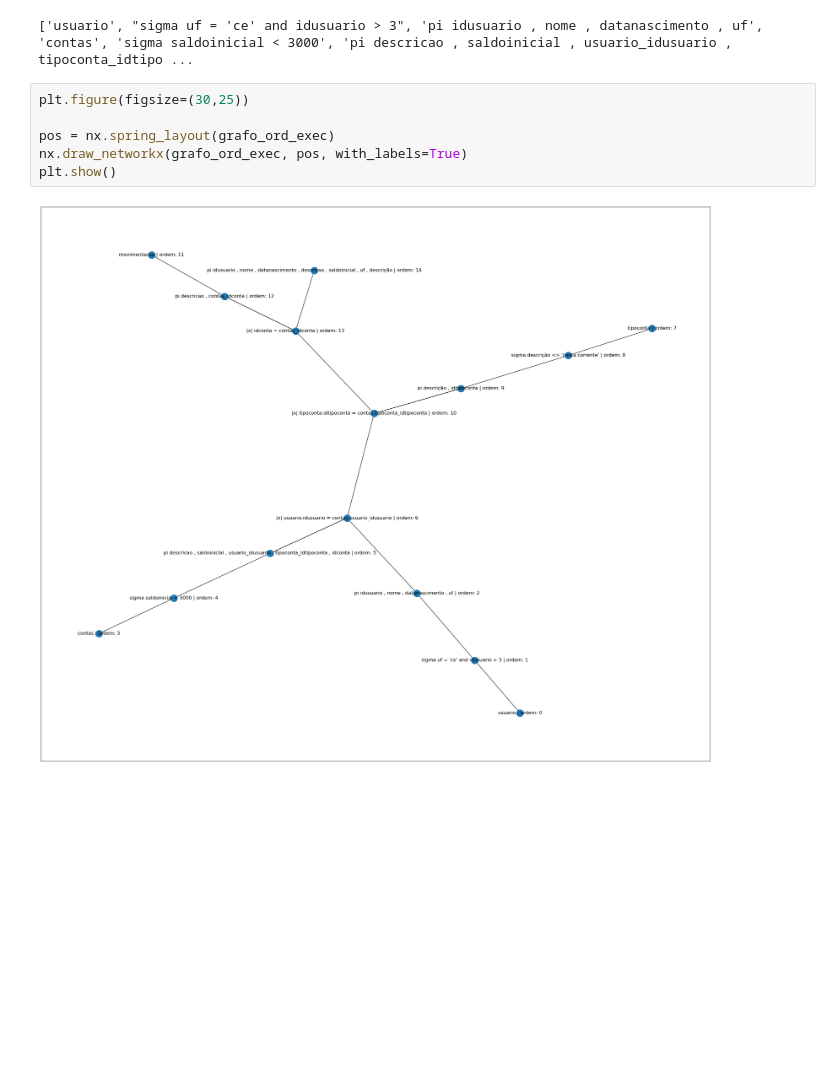
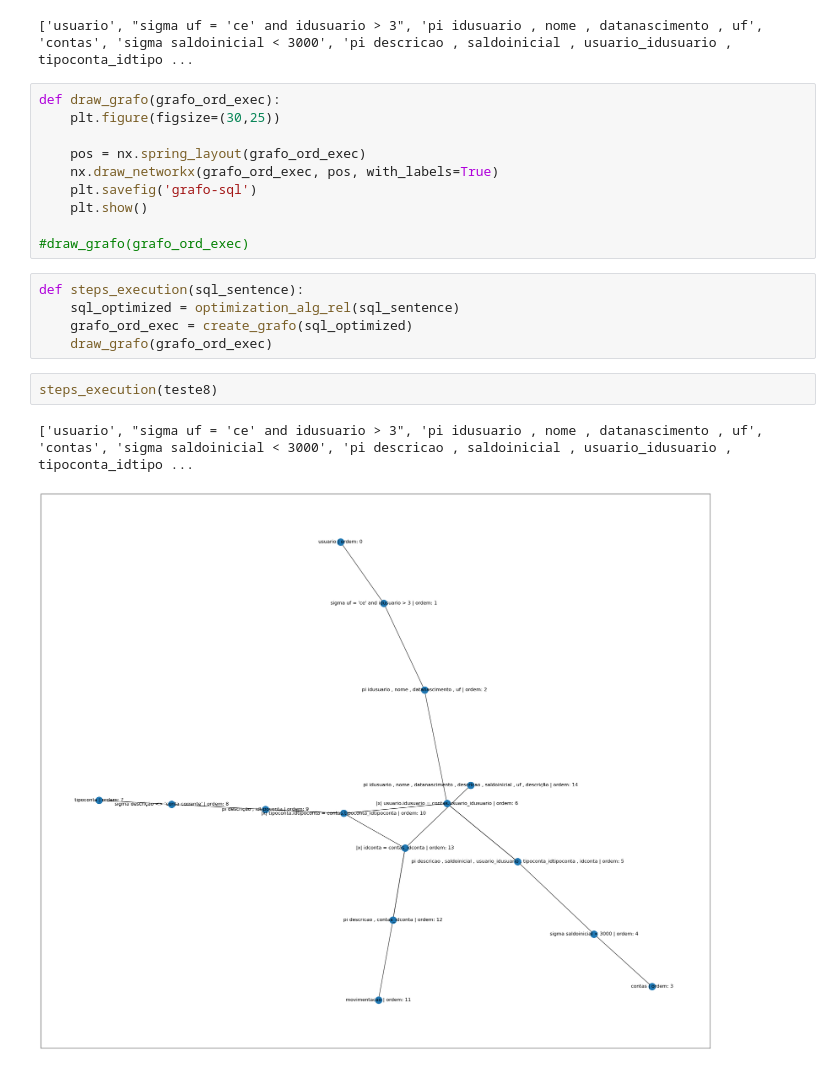
Before and after one commit to wendeljuliao/Processador-de-Consultas, a Jupyter notebook: ProcessadorConsultas-Wendel.ipynb, the cells around one changed output. Saved outputs shown, nothing was run; the diff lists cells and outputs as text; blank space fills up the shorter version.

```diff
--- a/ProcessadorConsultas-Wendel.ipynb
+++ b/ProcessadorConsultas-Wendel.ipynb
@@ -386,10 +389,22 @@ grafo_ord_exec = create_grafo(alg_rel_optimized)
 # %% [output]
 ['usuario', "sigma uf = 'ce' and idusuario > 3", 'pi idusuario , nome , datanascimento , uf', 'contas', 'sigma saldoinicial < 3000', 'pi descricao , saldoinicial , usuario_idusuario , tipoconta_idtipo ...
 # %%
-plt.figure(figsize=(30,25))
+def draw_grafo(grafo_ord_exec):
+    plt.figure(figsize=(30,25))
 
-pos = nx.spring_layout(grafo_ord_exec)
-nx.draw_networkx(grafo_ord_exec, pos, with_labels=True)
-plt.show()
+    pos = nx.spring_layout(grafo_ord_exec)
+    nx.draw_networkx(grafo_ord_exec, pos, with_labels=True)
+    plt.savefig('grafo-sql')
+    plt.show()
+
+#draw_grafo(grafo_ord_exec)
-# %% [output]
-[figure, removed]
+# %%
+def steps_execution(sql_sentence):
+    sql_optimized = optimization_alg_rel(sql_sentence)
+    grafo_ord_exec = create_grafo(sql_optimized)
+    draw_grafo(grafo_ord_exec)
+# %%
+steps_execution(teste8)
+# %% [output]
+['usuario', "sigma uf = 'ce' and idusuario > 3", 'pi idusuario , nome , datanascimento , uf', 'contas', 'sigma saldoinicial < 3000', 'pi descricao , saldoinicial , usuario_idusuario , tipoconta_idtipo ...
+[figure, added]
```
Also changed, not shown: parts of 3 cells of this notebook, 1 other file.
